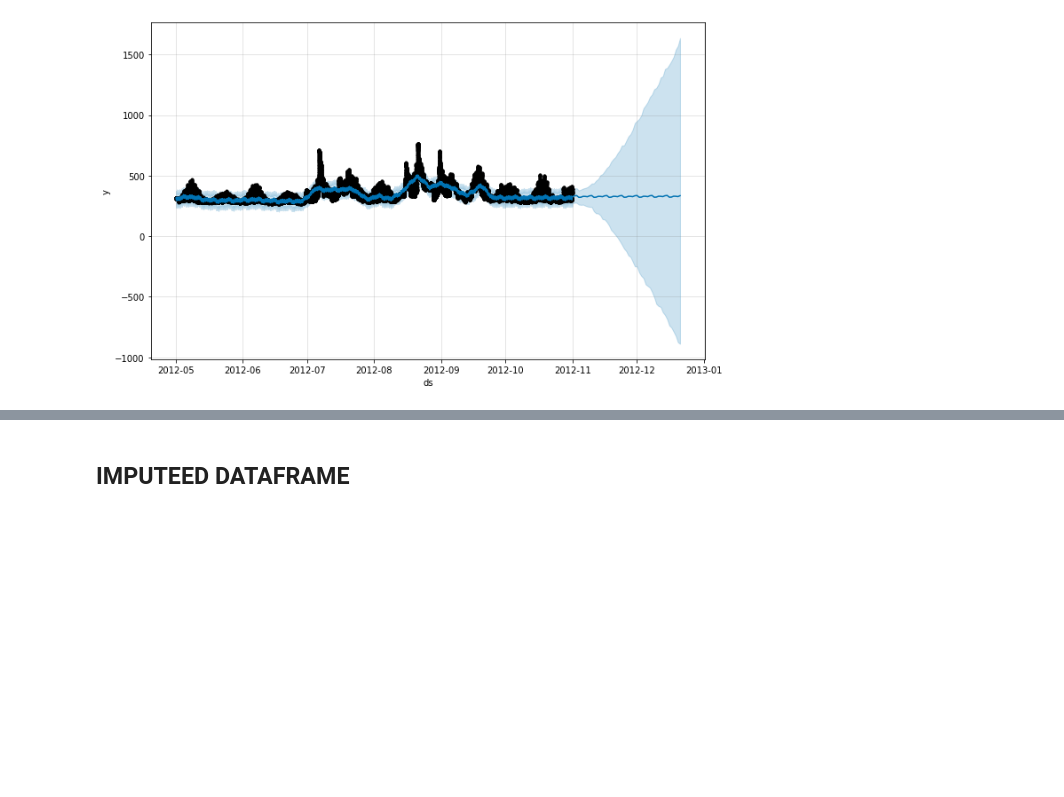
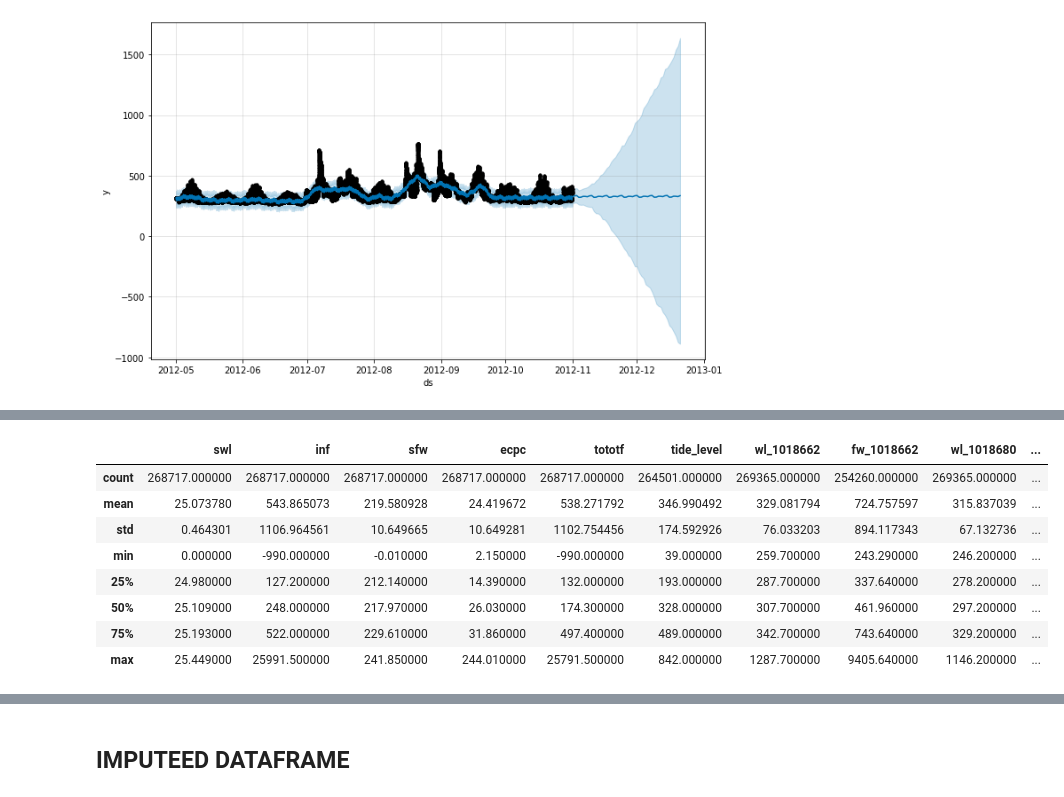
Before and after one commit to whatsasolo/Prediction-of-Water, a Jupyter notebook: Prediction of Water Level.ipynb, the cells around one changed output, grey strips where cells are left out. Saved outputs shown, nothing was run; the diff lists cells and outputs as text; code cells hidden in the pictures; blank space fills up the shorter version.

```diff
--- a/Prediction of Water Level.ipynb
+++ b/Prediction of Water Level.ipynb
@@ -1020,0 +1021,12 @@ sns.lineplot(data = train[['ymdhm','wl_1018662']].set_index('ymdhm'))
+# %%
+train.describe()
+# %% [output]
+|  | swl | inf | sfw | ecpc | tototf | tide_level | wl_1018662 | fw_1018662 | wl_1018680 | ... |
+| count | 268717.000000 | 268717.000000 | 268717.000000 | 268717.000000 | 268717.000000 | 264501.000000 | 269365.000000 | 254260.000000 | 269365.000000 | ... |
+| mean | 25.073780 | 543.865073 | 219.580928 | 24.419672 | 538.271792 | 346.990492 | 329.081794 | 724.757597 | 315.837039 | ... |
+| std | 0.464301 | 1106.964561 | 10.649665 | 10.649281 | 1102.754456 | 174.592926 | 76.033203 | 894.117343 | 67.132736 | ... |
+| min | 0.000000 | -990.000000 | -0.010000 | 2.150000 | -990.000000 | 39.000000 | 259.700000 | 243.290000 | 246.200000 | ... |
+| 25% | 24.980000 | 127.200000 | 212.140000 | 14.390000 | 132.000000 | 193.000000 | 287.700000 | 337.640000 | 278.200000 | ... |
+| 50% | 25.109000 | 248.000000 | 217.970000 | 26.030000 | 174.300000 | 328.000000 | 307.700000 | 461.960000 | 297.200000 | ... |
+| 75% | 25.193000 | 522.000000 | 229.610000 | 31.860000 | 497.400000 | 489.000000 | 342.700000 | 743.640000 | 329.200000 | ... |
+| max | 25.449000 | 25991.500000 | 241.850000 | 244.010000 | 25791.500000 | 842.000000 | 1287.700000 | 9405.640000 | 1146.200000 | ... |
```
Also changed, not shown: parts of 37 cells of this notebook.
